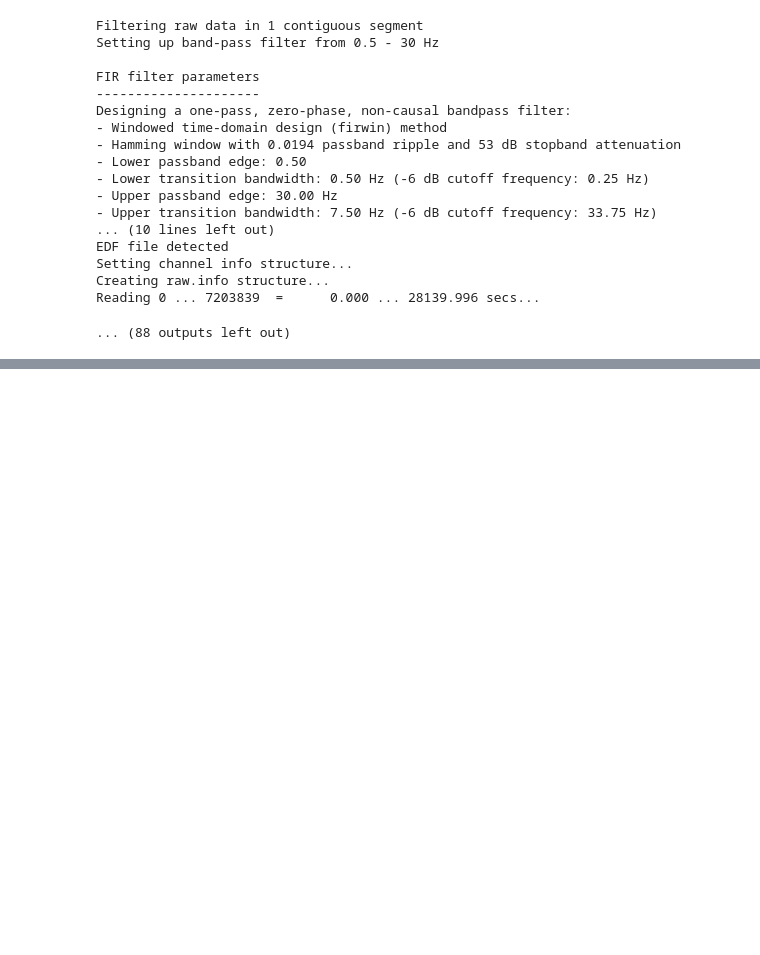
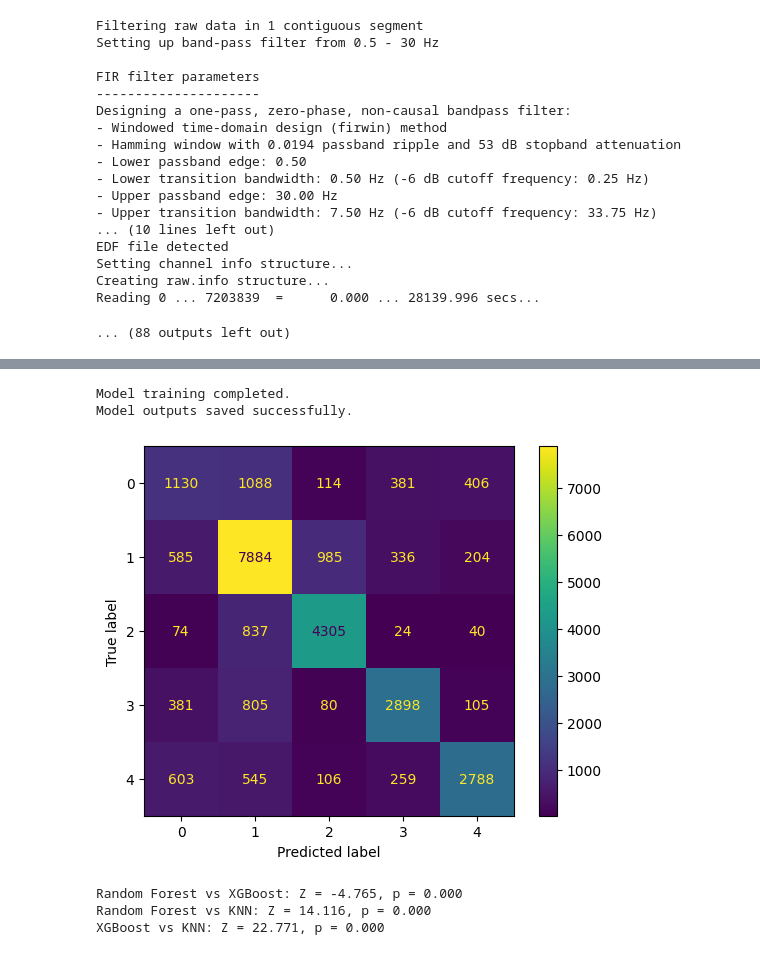
Before and after one commit to lewin-jesudhas/Sleep-Stage-Classification, a Jupyter notebook: sleep_dav_final.ipynb, the cells around one changed output, grey strips where cells are left out. Drawn from its saved outputs; the diff is of its cells as text; code cells hidden in the pictures; blank space fills up the shorter version.

```diff
--- a/sleep_dav_final.ipynb
+++ b/sleep_dav_final.ipynb
@@ -326,0 +391,70 @@ print("Model outputs saved successfully.")
+# %%
+import numpy as np
+from sklearn.neighbors import KNeighborsClassifier
+from sklearn.model_selection import train_test_split, cross_val_score
+from sklearn.metrics import accuracy_score, classification_report, ConfusionMatrixDisplay
+import matplotlib.pyplot as plt
+
+# Load pre-saved data
+all_wavelet_features = np.load('wavelet_features.npy')
+all_labels = np.load('wavelet_labels.npy')
+
+# Train-test split
+X_train, X_test, y_train, y_test = train_test_split(all_wavelet_features, all_labels, test_size=0.2, random_state=42)
+
+# Initialize and train the k-NN classifier
+clf = KNeighborsClassifier(n_neighbors=5)  # You can adjust n_neighbors
+clf.fit(X_train, y_train)
+print("Model training completed.")
+
+# Make predictions
+y_pred = clf.predict(X_test)
+
+# Compute results
+accuracy = accuracy_score(y_test, y_pred)
+classification_report_dict = classification_report(y_test, y_pred, output_dict=True)
+confusion_matrix = ConfusionMatrixDisplay.from_predictions(
+    y_test, y_pred, display_labels=np.unique(all_labels)
+).confusion_matrix
+cv_scores_knn = cross_val_score(clf, all_wavelet_features, all_labels, cv=5)
+
+# Save results
+np.save('knn_accuracy.npy', np.array([accuracy]))
+np.save('knn_classification_report.npy', np.array(classification_report_dict, dtype=object))
+np.save('knn_cv_scores.npy', np.array(cv_scores_knn))
+np.save('knn_confusion_matrix.npy', confusion_matrix)
+
+print("Model outputs saved successfully.")
+# %% [output]
+Model training completed.
+Model outputs saved successfully.
+[figure, added]
+# %%
+from scipy import stats
+mean_rf, std_rf = np.mean(cv_scores_rf), np.std(cv_scores_rf, ddof=1)
+mean_xgb, std_xgb = np.mean(cv_scores_xgb), np.std(cv_scores_xgb, ddof=1)
+mean_knn, std_knn = np.mean(cv_scores_knn), np.std(cv_scores_knn, ddof=1)
+
+# Calculate Z-scores for each model pair
+def z_test(mean1, std1, mean2, std2, n):
+    z_score = (mean1 - mean2) / np.sqrt((std1**2 + std2**2) / n)
+    p_value = stats.norm.sf(abs(z_score)) * 2  # Two-tailed test
+    return z_score, p_value
+
+n = 5  # Number of cross-validation folds
+
+# Z-test between Random Forest and XGBoost
+z_rf_xgb, p_rf_xgb = z_test(mean_rf, std_rf, mean_xgb, std_xgb, n)
+print(f"Random Forest vs XGBoost: Z = {z_rf_xgb:.3f}, p = {p_rf_xgb:.3f}")
+
+# Z-test between Random Forest and KNN
+z_rf_knn, p_rf_knn = z_test(mean_rf, std_rf, mean_knn, std_knn, n)
+print(f"Random Forest vs KNN: Z = {z_rf_knn:.3f}, p = {p_rf_knn:.3f}")
+
+# Z-test between XGBoost and KNN
+z_xgb_knn, p_xgb_knn = z_test(mean_xgb, std_xgb, mean_knn, std_knn, n)
+print(f"XGBoost vs KNN: Z = {z_xgb_knn:.3f}, p = {p_xgb_knn:.3f}")
+# %% [output]
+Random Forest vs XGBoost: Z = -4.765, p = 0.000
+Random Forest vs KNN: Z = 14.116, p = 0.000
+XGBoost vs KNN: Z = 22.771, p = 0.000
```
Also changed, not shown: parts of 9 cells of this notebook.
